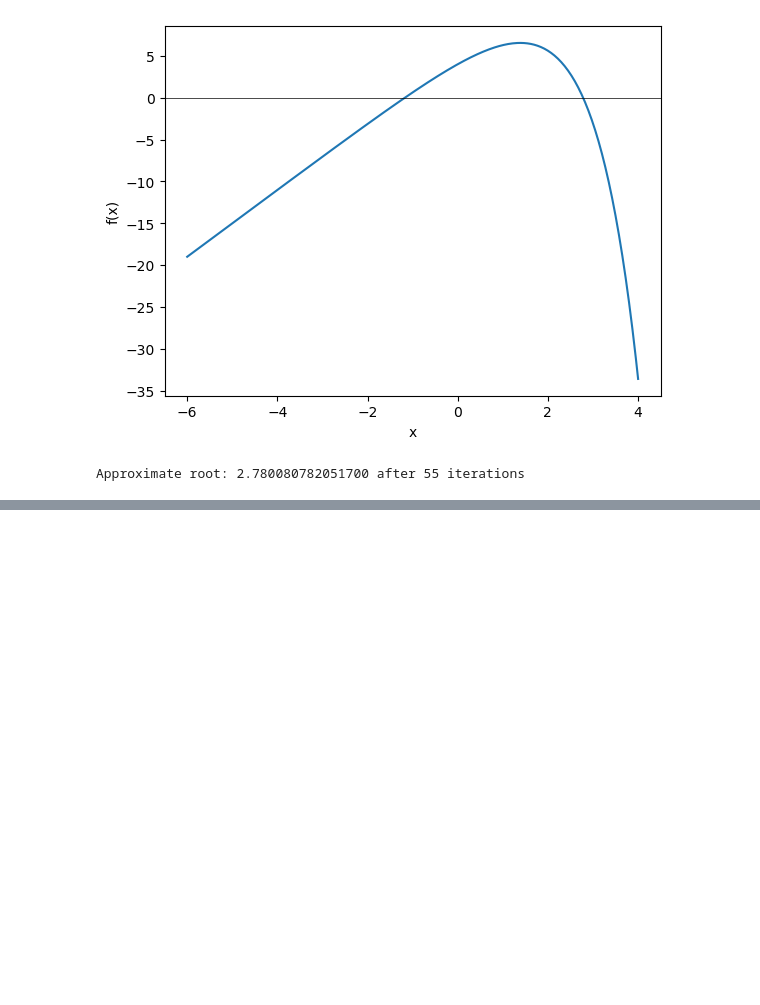
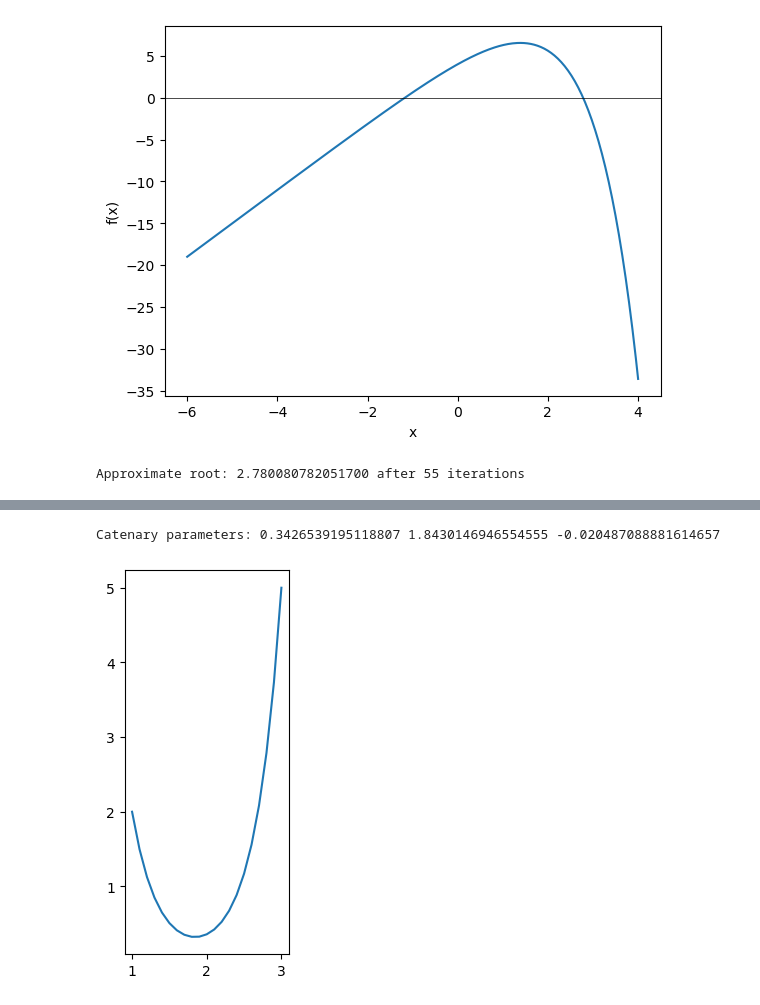
Before and after one commit to xwx00/Python, a Jupyter notebook: Python for physicists/Solve Equation.ipynb, the cells around one changed output, grey strips where cells are left out. Cells and saved outputs as stored; diff of their text form; code cells hidden in the pictures; blank space fills up the shorter version.

```diff
--- a/Python for physicists/Solve Equation.ipynb
+++ b/Python for physicists/Solve Equation.ipynb
@@ -66,0 +356,60 @@ Approximate root: 2.780080782051700 after 55 iterations
+# %%
+#!/usr/bin/env python3
+import numpy as np
+import matplotlib.pyplot as plt
+from scipy.optimize import fsolve
+
+# .................................................. Numerical Values
+x0 = 1.0
+y0 = 2.0
+x1 = 3.0
+y1 = 5.0
+length = 7.0
+
+# ........................................................... CateFun
+def CateFun(x, ell, dx, dy):
+    r = np.sqrt(ell**2 - dy**2) / dx
+    return r - np.sinh(x) / x
+
+# .......................................................... catenary
+def catenary(x0, y0, x1, y1, ell):
+    if x0 > x1:
+        x0, x1 = x1, x0
+        y0, y1 = y1, y0
+    dx = x1 - x0
+    dy = y1 - y0
+    dist = np.sqrt(dx**2 + dy**2)
+    if dist >= ell:
+        print('Catenary not possible!')
+        exit()
+    xav = (x0 + x1) / 2.0
+    yav = (y0 + y1) / 2.0
+    A0 = 0.001
+    A = fsolve(CateFun, A0, args=(ell, dx, dy))[0]
+    aa = abs(0.5 * dx / A)
+    bb = xav - aa * np.arctanh(dy / ell)
+    cc = yav - 0.5 * ell / np.tanh(A)
+    return [aa, bb, cc]
+
+# .................................................................
+a, b, c = catenary(x0, y0, x1, y1, length)
+
+print('Catenary parameters:', a, b, c)
+
+dx = x1 - x0
+xx = [x0]
+yy = [y0]
+for i in range(1, 20):
+    xi = x0 + dx * i / 20.0
+    xx.append(xi)
+    yy.append(a * np.cosh((xi - b) / a) + c)
+xx.append(x1)
+yy.append(y1)
+plt.gca().set_aspect('equal')
+plt.plot(xx, yy)
+plt.subplots_adjust(left=0.1, right=0.9, top=0.9, bottom=0.1)
+plt.savefig('catenary01.pdf', format='pdf', bbox_inches='tight')
+plt.show()
+# %% [output]
+Catenary parameters: 0.3426539195118807 1.8430146946554555 -0.020487088881614657
+[figure, added]
```
Also changed, not shown: parts of 11 cells of this notebook, 3 other files.
